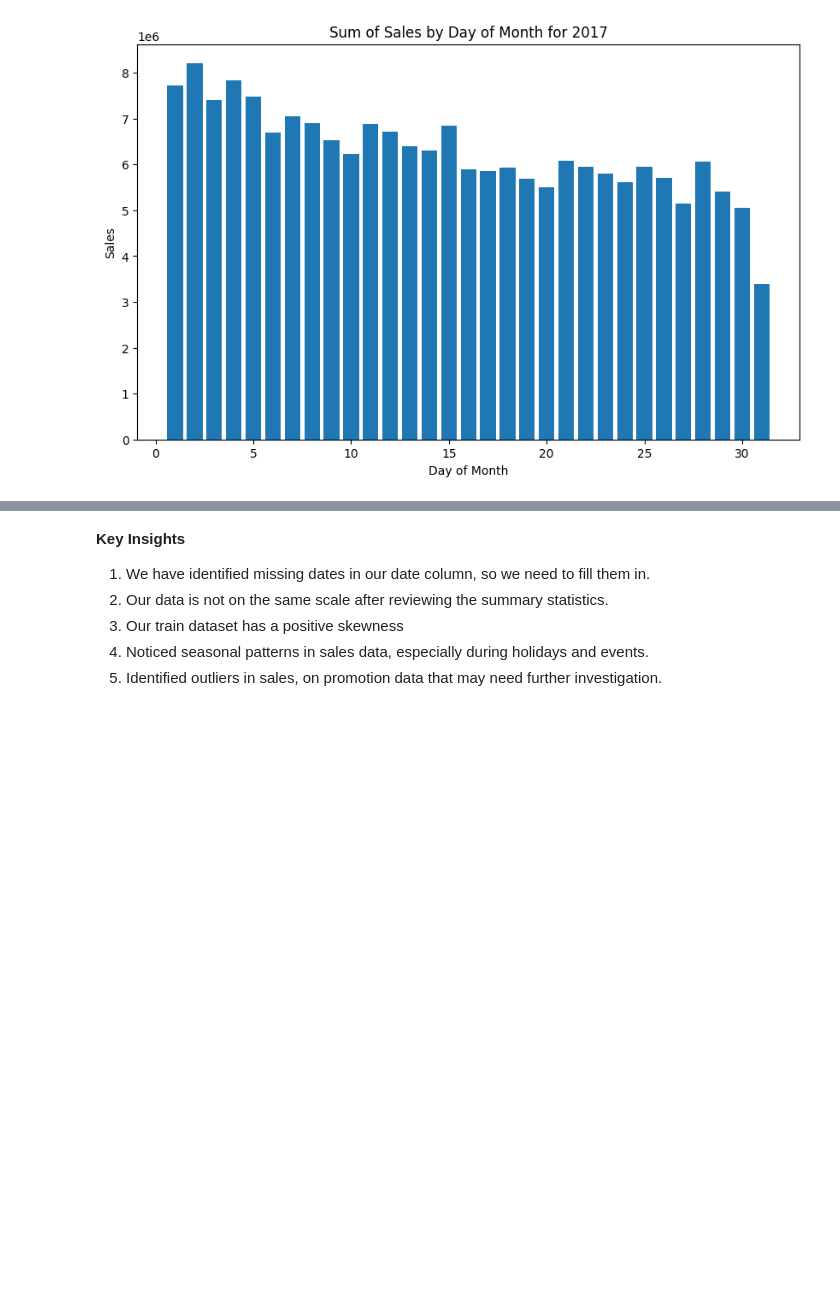
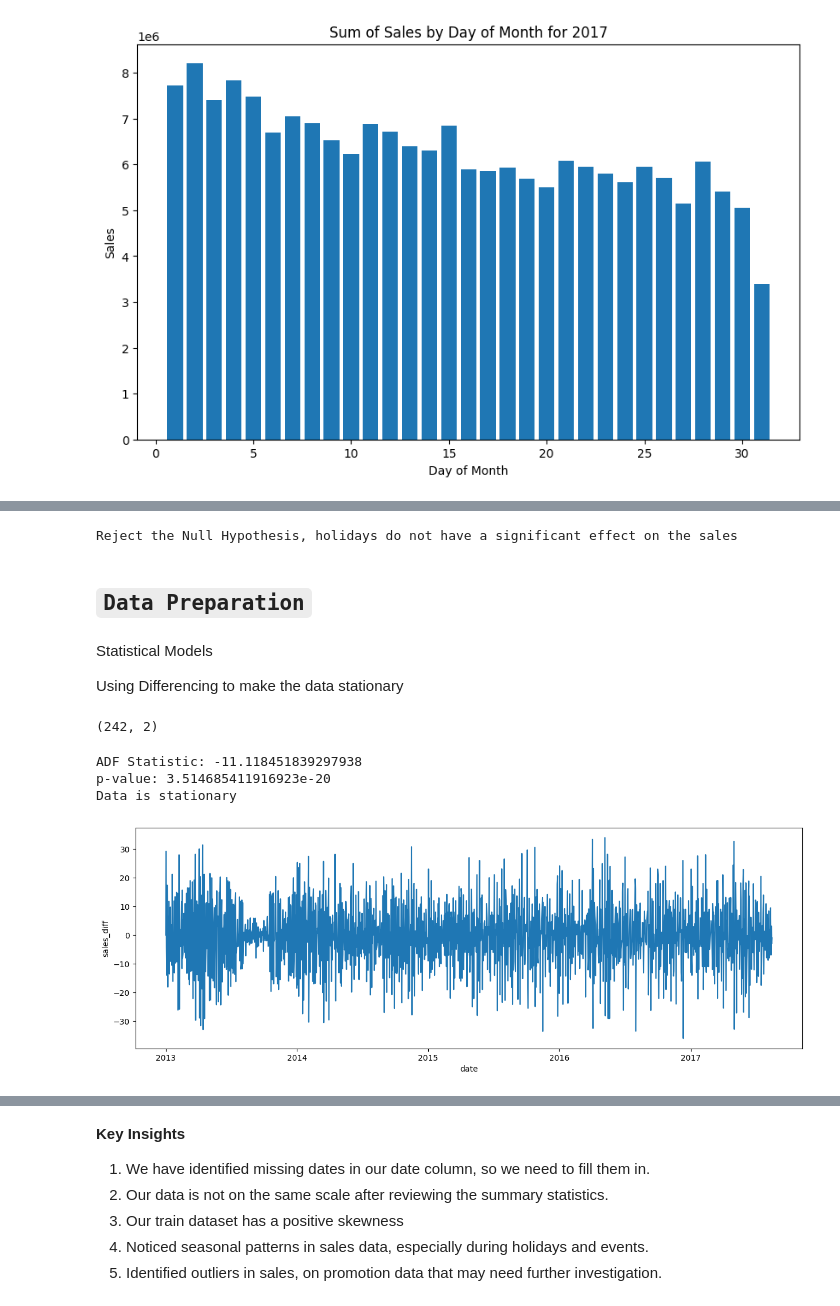
Before and after one commit to MumoMutiso/regression_collaboration, a Jupyter notebook: Time Series Regression Analysis(6_may_2024).ipynb, the cells around one changed output, grey strips where cells are left out. Cells and saved outputs as stored; diff of their text form; code cells hidden in the pictures; blank space fills up the shorter version.

```diff
--- a/Time Series Regression Analysis(6_may_2024).ipynb
+++ b/Time Series Regression Analysis(6_may_2024).ipynb
@@ -1325,0 +1356,52 @@ for year in unique_years:
+# %%
+# Perform Mann-Whitney U test to compare sales before and after the earthquake
+u_stat, p_value = mannwhitneyu(with_holidays, without_holidays, alternative='two-sided')
+
+# Significance level
+alpha = 0.05
+
+if p_value < alpha:
+    print(f"Reject the Null Hypothesis, holidays do not have a significant effect on the sales ")
+else:
+    print(f"We fail to reject the Null Hypothesis, Holidays have a significant effect on the sales")
+# %% [output]
+Reject the Null Hypothesis, holidays do not have a significant effect on the sales
+# %% [markdown]
+## `Data Preparation`
+# %% [markdown]
+Statistical Models
+
+Using Differencing to make the data stationary
+# %%
+# train_df['sales'] - train_df['sales'].shift(1)
+train_df = train_df.with_columns((pl.col('sales')-pl.col('sales').shift(1)).alias('sales_diff'))
+# %%
+diff_df = train_df.group_by('date').agg(pl.col('sales_diff').sum())
+# %%
+# Resampling the data to weekly and getting the average
+resampled_df = diff_df.group_by_dynamic("date", every="1w").agg(pl.col("sales_diff").mean())
+
+resampled_df.shape
+# %% [output]
+(242, 2)
+# %%
+# Perform Augmented Dickey-Fuller test for stationarity
+result = adfuller(resampled_df['sales_diff'])
+print('ADF Statistic:', result[0])
+print('p-value:', result[1])
+
+# Perform differencing if needed for stationarity
+if result[1] < 0.05:
+    print("Data is stationary")
+else:
+    print("Data is not stationary")
+# %% [output]
+ADF Statistic: -11.118451839297938
+p-value: 3.514685411916923e-20
+Data is stationary
+# %%
+plt.figure(figsize = (15,5))
+sns.lineplot(data = diff_df, x='date', y='sales_diff')
+plt.show()
+# %% [output]
+[figure, added]
```
Also changed, not shown: parts of 22 cells of this notebook.
